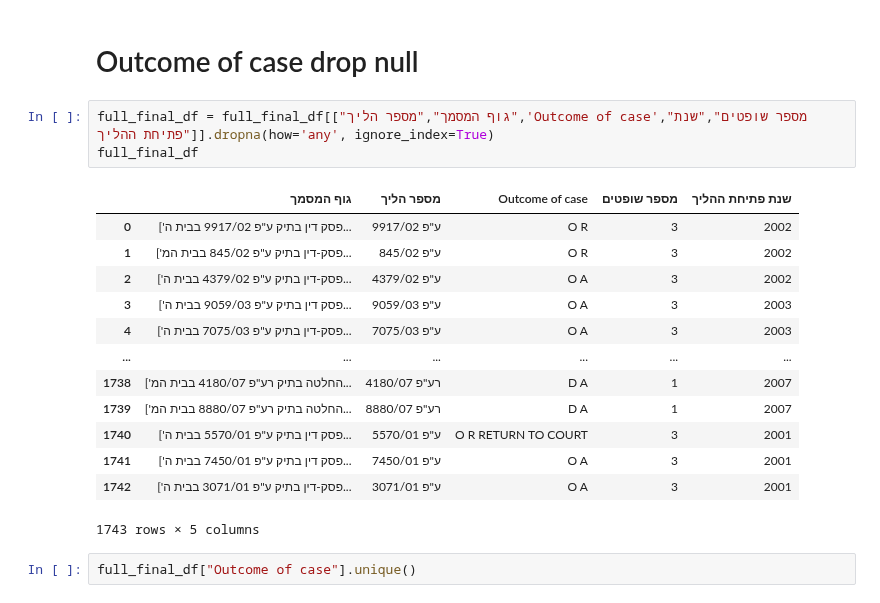
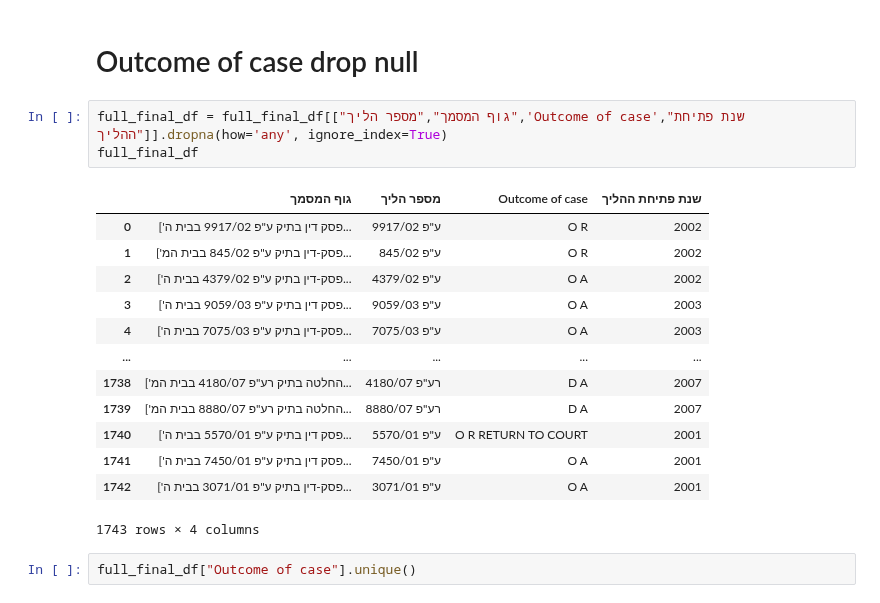
Before and after one commit to noambassat/SupremeCourtClassifier, a Jupyter notebook: 4_explore_and_merge_RAP_AP.ipynb, the cells around one changed output. Saved outputs shown, nothing was run; the diff lists cells and outputs as text.

```diff
--- a/4_explore_and_merge_RAP_AP.ipynb
+++ b/4_explore_and_merge_RAP_AP.ipynb
@@ -285,22 +290,22 @@ array(['G R',
 # %% [markdown]
 # Outcome of case drop null
 # %%
-full_final_df = full_final_df[["גוף המסמך","מספר הליך",'Outcome of case',"מספר שופטים","שנת פתיחת ההליך"]].dropna(how='any', ignore_index=True)
+full_final_df = full_final_df[["גוף המסמך","מספר הליך",'Outcome of case',"שנת פתיחת ההליך"]].dropna(how='any', ignore_index=True)
 full_final_df
 # %% [output]
-|  | גוף המסמך | מספר הליך | Outcome of case | מספר שופטים | שנת פתיחת ההליך |
-| 0 | ['פסק דין בתיק ע"פ 9917/02 בבית ה... | ע"פ 9917/02 | O R | 3 | 2002 |
-| 1 | ['פסק-דין בתיק ע"פ 845/02 בבית המ... | ע"פ 845/02 | O R | 3 | 2002 |
-| 2 | ['פסק-דין בתיק ע"פ 4379/02 בבית ה... | ע"פ 4379/02 | O A | 3 | 2002 |
-| 3 | ['פסק דין בתיק ע"פ 9059/03 בבית ה... | ע"פ 9059/03 | O A | 3 | 2003 |
-| 4 | ['פסק-דין בתיק ע"פ 7075/03 בבית ה... | ע"פ 7075/03 | O A | 3 | 2003 |
-| ... | ... | ... | ... | ... | ... |
-| 1738 | ['החלטה בתיק רע"פ 4180/07 בבית המ... | רע"פ 4180/07 | D A | 1 | 2007 |
-| 1739 | ['החלטה בתיק רע"פ 8880/07 בבית המ... | רע"פ 8880/07 | D A | 1 | 2007 |
-| 1740 | ['פסק דין בתיק ע"פ 5570/01 בבית ה... | ע"פ 5570/01 | O R RETURN TO COURT | 3 | 2001 |
-| 1741 | ['פסק דין בתיק ע"פ 7450/01 בבית ה... | ע"פ 7450/01 | O A | 3 | 2001 |
-| 1742 | ['פסק-דין בתיק ע"פ 3071/01 בבית ה... | ע"פ 3071/01 | O A | 3 | 2001 |
+|  | גוף המסמך | מספר הליך | Outcome of case | שנת פתיחת ההליך |
+| 0 | ['פסק דין בתיק ע"פ 9917/02 בבית ה... | ע"פ 9917/02 | O R | 2002 |
+| 1 | ['פסק-דין בתיק ע"פ 845/02 בבית המ... | ע"פ 845/02 | O R | 2002 |
+| 2 | ['פסק-דין בתיק ע"פ 4379/02 בבית ה... | ע"פ 4379/02 | O A | 2002 |
+| 3 | ['פסק דין בתיק ע"פ 9059/03 בבית ה... | ע"פ 9059/03 | O A | 2003 |
+| 4 | ['פסק-דין בתיק ע"פ 7075/03 בבית ה... | ע"פ 7075/03 | O A | 2003 |
+| ... | ... | ... | ... | ... |
+| 1738 | ['החלטה בתיק רע"פ 4180/07 בבית המ... | רע"פ 4180/07 | D A | 2007 |
+| 1739 | ['החלטה בתיק רע"פ 8880/07 בבית המ... | רע"פ 8880/07 | D A | 2007 |
+| 1740 | ['פסק דין בתיק ע"פ 5570/01 בבית ה... | ע"פ 5570/01 | O R RETURN TO COURT | 2001 |
+| 1741 | ['פסק דין בתיק ע"פ 7450/01 בבית ה... | ע"פ 7450/01 | O A | 2001 |
+| 1742 | ['פסק-דין בתיק ע"פ 3071/01 בבית ה... | ע"פ 3071/01 | O A | 2001 |
-1743 rows × 5 columns
+1743 rows × 4 columns
 # %%
 full_final_df["Outcome of case"].unique()
 # %% [output]
```
Also changed, not shown: parts of 23 cells of this notebook.
